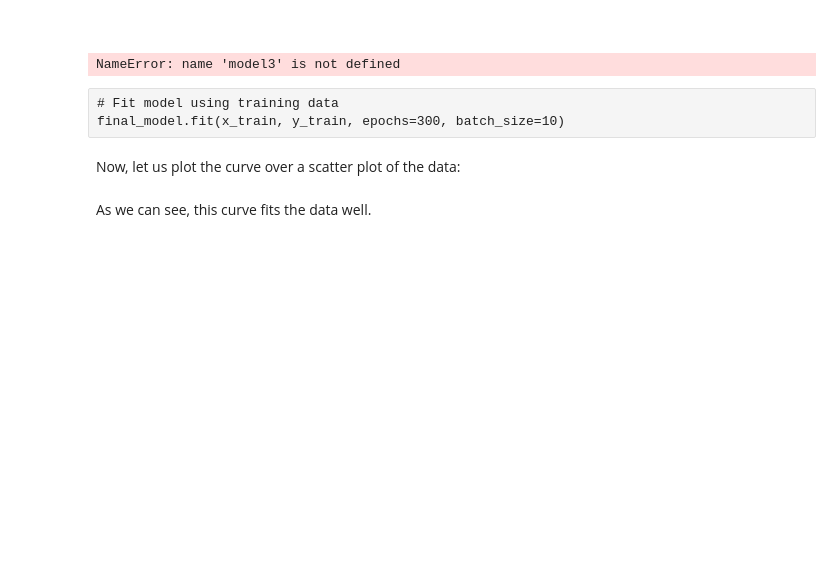
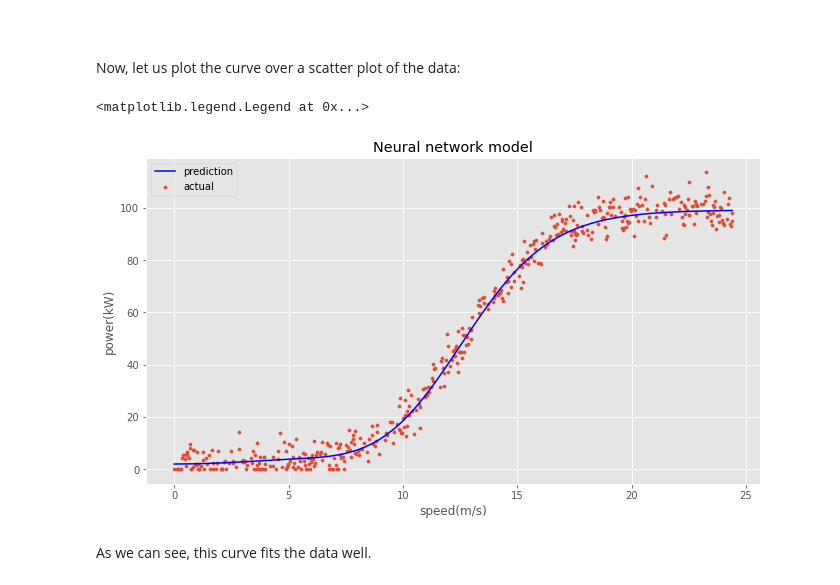
Before and after one commit to colm-o-caoimh/MachineLearning, a Jupyter notebook: mls_project2020.ipynb, the cells around one changed output. Saved outputs shown, nothing was run; the diff lists cells and outputs as text; code cells hidden in the pictures; blank space fills up the shorter version.

```diff
--- a/mls_project2020.ipynb
+++ b/mls_project2020.ipynb
@@ -689,0 +690,20 @@ print("MSE: %.2f" % (results3.mean()))
+# %%
+%%capture
+
+def model3():
+    model = kr.models.Sequential()
+    model.add(kr.Input(shape=(1,)))
+    model.add(kr.layers.Dense(100, activation='sigmoid', kernel_initializer='glorot_uniform', bias_initializer='glorot_uniform'))
+    #model.add(kr.layers.Dense(100, activation='sigmoid', kernel_initializer='glorot_uniform', bias_initializer='glorot_uniform'))
+    model.add(kr.layers.Dense(1, activation='linear', kernel_initializer='glorot_uniform', bias_initializer='glorot_uniform'))
+    model.compile(kr.optimizers.Adam(lr=0.01), loss='mean_squared_error')
+
+    return model
+
+estimators = []
+estimators.append(('standardize', StandardScaler()))
+# estimators.append(('mlp', KerasRegressor(build_fn=baseline_model, epochs=50, batch_size=5, verbose=0)))
+estimators.append(('mlp', KerasRegressor(build_fn=model3, epochs=300, batch_size=10)))
+pipeline = Pipeline(estimators)
+kfold = KFold(n_splits=10)
+results3 = cross_val_score(pipeline, X, Y, cv=kfold)
@@ -694,11 +720,10 @@ With a MSE of 18.34, this is the best performing neural network model and will b
 # %%
 # Call model3 function and assign to the variable final_model
 final_model = model3()
-# %% [output]
-NameError: name 'model3' is not defined
-# %% [raw]
-# Fit model using training data
-final_model.fit(x_train, y_train, epochs=300, batch_size=10)
+# %%
+%%capture
+# Fit model using training data
+final_model.fit(x_train, y_train, epochs=300, batch_size=10)
 # %%
 # Predict power output from speed test subset
 predict_nn = final_model.predict(x_test)
@@ -706,19 +731,22 @@ predict_nn = final_model.predict(x_test)
 Now, let us plot the curve over a scatter plot of the data:
 # %%
 # Sort predicted power values for plotting
-predict_nn = np.sort(nn_predict, axis=0)
+predict_nn = np.sort(predict_nn, axis=0)
 
 # Sort speed test subset for plotting
 A_Test_sort = np.sort(x_test, axis=0)
 
 # Generate scatter plot and fitted line
 plt.scatter(pp_clean.speed, pp_clean.power, label='actual', s=10)
 plt.plot(A_Test_sort, predict_nn, label='prediction', color='b')
 
 plt.title('Neural network model')
 plt.xlabel('speed(m/s)')
 plt.ylabel('power(kW)')
 plt.legend()
+# %% [output]
+<matplotlib.legend.Legend at 0x...>
+[figure, added]
 # %% [markdown]
 As we can see, this curve fits the data well.
 # %% [markdown]
```
Also changed, not shown: parts of 74 cells of this notebook, 1 other file.
